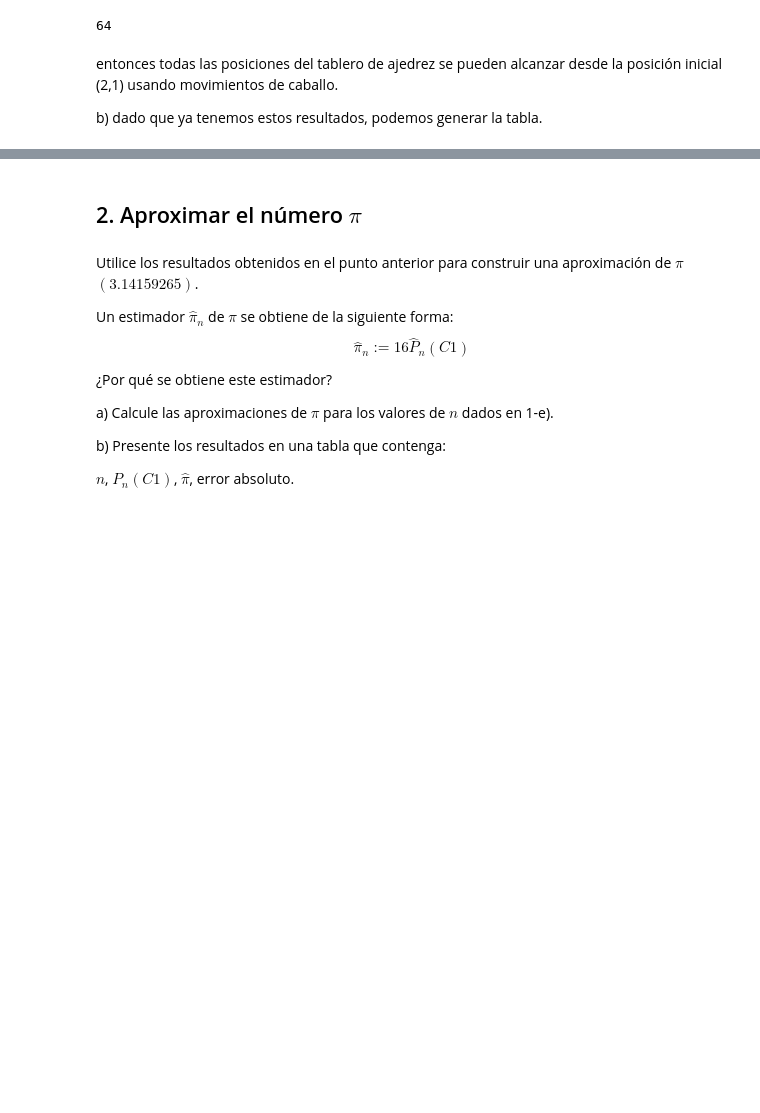
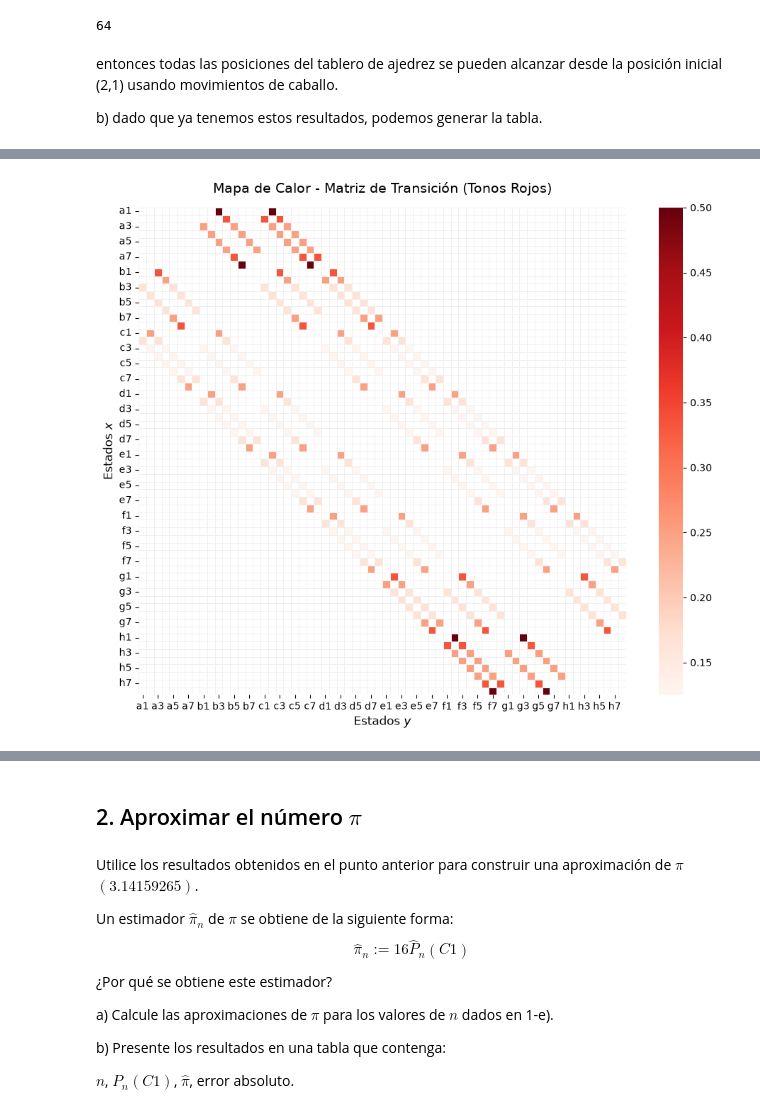
Before and after one commit to kamilo44/2026_2, a Jupyter notebook: Cadenas de Markov/Tarea 2/Aprox_num.ipynb, the cells around one changed output, grey strips where cells are left out. Cells and saved outputs as stored; diff of their text form; code cells hidden in the pictures; blank space fills up the shorter version.

```diff
--- a/Cadenas de Markov/Tarea 2/Aprox_num.ipynb
+++ b/Cadenas de Markov/Tarea 2/Aprox_num.ipynb
@@ -127,9 +127,10 @@ entonces todas las posiciones del tablero de ajedrez se pueden alcanzar desde la
 
 b) dado que ya tenemos estos resultados, podemos generar la tabla.
 # %%
-map_letras = {1:'A', 2:'B', 3:'C', 4:'D', 5:'E', 6:'F', 7:'G', 8:'H'}
+map_letras = {1:'a', 2:'b', 3:'c', 4:'d', 5:'e', 6:'f', 7:'g', 8:'h'}
 lambda_map = lambda x: (map_letras[x[0]]+str(x[1]))
-resultados = [(lambda_map(x), N_x, len(N_x)) for x, N_x in todos_los_vecinos_iterativo.items()]
+resultados_crudos = [(x, N_x, len(N_x)) for x, N_x in todos_los_vecinos_iterativo.items()]
+resultados = [(lambda_map(x), [lambda_map(y) for y in N_x], len_N_x) for x, N_x, len_N_x in resultados_crudos]
 # %%
 from tabulate import tabulate
 
@@ -157,0 +176,3 @@ from math import pi
+# %%
+for x, N_x,len_N_x in resultados:
+    probabilidad_de_transicion(x, N_x, len_N_x)
@@ -157,0 +213,9 @@ from math import pi
+# %%
+import numpy as np
+
+matriz_de_transicion = np.zeros((64,64))
+for x, N_x, len_N_x in resultados_crudos:
+    index_x = (x[0]-1)*8 + x[1] - 1
+    for vecino in N_x:
+        index_vecino = (vecino[0]-1)*8 + vecino[1] - 1
+        matriz_de_transicion[index_x][index_vecino] = 1/len_N_x
@@ -158,3 +226,46 @@ from math import pi
+# %%
+filas_x = [item[0] for item in resultados]
+columnas_y = [y for item in resultados for y in item[1]]
+todos_los_estados = sorted(list(set(filas_x + columnas_y)))
+
+# 2. Crear el DataFrame con ceros
+matriz = pd.DataFrame(0.0, index=todos_los_estados, columns=todos_los_estados)
+
+# 3. Rellenar las probabilidades P(x, y) = 1 / |N(x)|
+for x, N_x, len_N_x in resultados:
+  probabilidad = 1.0 / len_N_x
+  for y in N_x:
+    if y in matriz.columns:
+      matriz.loc[x, y] = probabilidad
+
+# 4. Reemplazar los ceros por NaN para que aparezcan en blanco
+matriz_limpia = matriz.replace(0.0, np.nan)
+
+# 5. Configurar y graficar el mapa de calor
+plt.figure(figsize=(10, 8))
+sns.heatmap(
+    matriz_limpia,
+    annot=False,  # Sin números dentro de las celdas
+    cmap="Reds",  # Paleta de tonos rojos
+    cbar=True,  # Barra de color lateral
+    square=True,  # Celdas cuadradas
+    linewidths=0.5,  # Líneas divisorias para notar la cuadrícula
+    linecolor="#f0f0f0",  # Líneas sutiles
+    mask=matriz_limpia.isnull(),  # Fuerza a que los NaN (ceros) se queden blancos
+)
+
+plt.title(
+    "Mapa de Calor - Matriz de Transición (Tonos Rojos)", fontsize=14, pad=15
+)
+plt.xlabel("Estados $y$", fontsize=12)
+plt.ylabel("Estados $x$", fontsize=12)
+plt.xticks(rotation=0)
+plt.yticks(rotation=0)
+
+plt.tight_layout()
+plt.show()
+# %% [output]
+[figure, added]
 # %%
 def get_approx(n: int):
 
```
Also changed, not shown: parts of 10 cells of this notebook.
